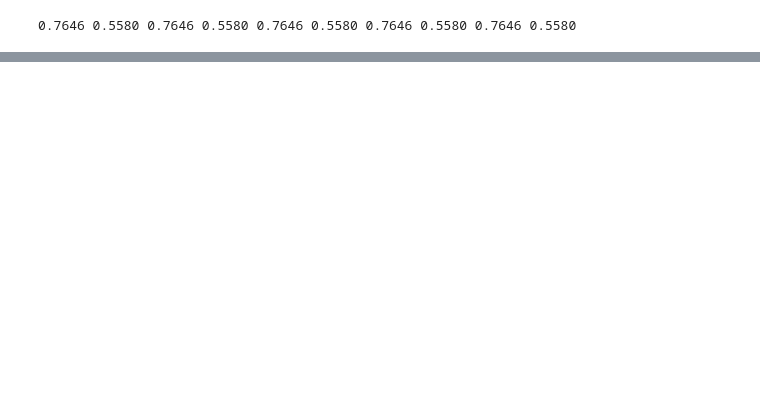
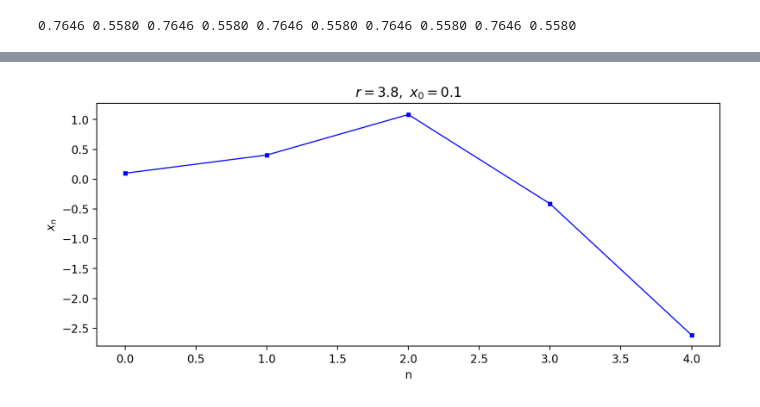
Before and after one commit to JackRBlack/scientific-computing, a Jupyter notebook: logistic map.ipynb, the cells around one changed output, grey strips where cells are left out. Drawn from its saved outputs; the diff is of its cells as text; code cells hidden in the pictures; blank space fills up the shorter version.

```diff
--- a/logistic map.ipynb
+++ b/logistic map.ipynb
@@ -553,0 +634,23 @@ for string in ["{:0.4f}".format(x) for x in x_series[-10:]]:
+# %%
+x_series = []
+r = 4.5
+
+x_series.append(0.1)
+
+for i in range(10000):
+    x_series.append(r * x_series[-1] * (1 - x_series[-1]))
+
+x_series_lim_4 = np.around(x_series, 4)
+#np.unique(x_series_lim_4)
+# %%
+plt.figure(figsize=(10, 4), dpi=200)
+plt.rcParams.update({'font.size': 10})
+plt.plot(np.arange(0,5), x_series[0:5], 's-', c='b', markersize=3, linewidth=1)
+#plt.xlim(-0.2,4.2)
+#plt.ylim(-0.05,1.05)
+plt.xlabel('n')
+plt.ylabel('$x_n$')
+plt.title('$r=3.8,~x_0 = 0.1$')
+plt.show()
+# %% [output]
+[figure, added]
```
Also changed, not shown: parts of 48 cells of this notebook, 5 other files.
